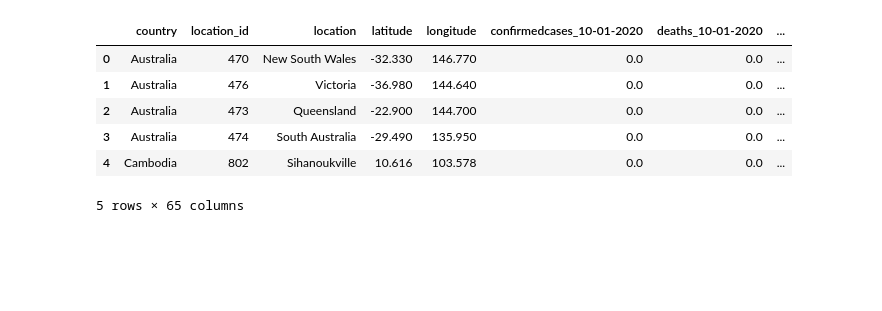
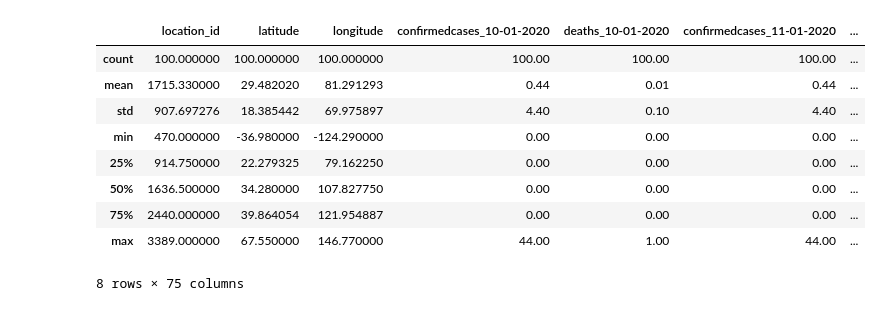
Before and after one commit to surya-pushpa/Coronavirus-Spread-Analysis, a Jupyter notebook: Coronavirus Spreading .ipynb, the cells around one changed output. Cells and saved outputs as stored; diff of their text form; code cells hidden in the pictures; blank space fills up the shorter version.

```diff
--- a/Coronavirus Spreading .ipynb
+++ b/Coronavirus Spreading .ipynb
@@ -6,16 +8,21 @@ import pandas as pd
 url='https://docs.google.com/spreadsheets/d/18X1VM1671d99V_yd-cnUI1j8oSG2ZgfU_q1HfOizErA/export?format=csv&id'
 data=pd.read_csv(url)
 data = data.fillna(0)
-# %%
-data.head()
-# %% [output]
-|  | country | location_id | location | latitude | longitude | confirmedcases_10-01-2020 | deaths_10-01-2020 | ... |
-| 0 | Australia | 470 | New South Wales | -32.330 | 146.770 | 0.0 | 0.0 | ... |
-| 1 | Australia | 476 | Victoria | -36.980 | 144.640 | 0.0 | 0.0 | ... |
-| 2 | Australia | 473 | Queensland | -22.900 | 144.700 | 0.0 | 0.0 | ... |
-| 3 | Australia | 474 | South Australia | -29.490 | 135.950 | 0.0 | 0.0 | ... |
-| 4 | Cambodia | 802 | Sihanoukville | 10.616 | 103.578 | 0.0 | 0.0 | ... |
-5 rows × 65 columns
+# %%
+data.head()
+dataT = data.T
+data.describe()
+# %% [output]
+|  | location_id | latitude | longitude | confirmedcases_10-01-2020 | deaths_10-01-2020 | confirmedcases_11-01-2020 | ... |
+| count | 100.000000 | 100.000000 | 100.000000 | 100.00 | 100.00 | 100.00 | ... |
+| mean | 1715.330000 | 29.482020 | 81.291293 | 0.44 | 0.01 | 0.44 | ... |
+| std | 907.697276 | 18.385442 | 69.975897 | 4.40 | 0.10 | 4.40 | ... |
+| min | 470.000000 | -36.980000 | -124.290000 | 0.00 | 0.00 | 0.00 | ... |
+| 25% | 914.750000 | 22.279325 | 79.162250 | 0.00 | 0.00 | 0.00 | ... |
+| 50% | 1636.500000 | 34.280000 | 107.827750 | 0.00 | 0.00 | 0.00 | ... |
+| 75% | 2440.000000 | 39.864054 | 121.954887 | 0.00 | 0.00 | 0.00 | ... |
+| max | 3389.000000 | 67.550000 | 146.770000 | 44.00 | 1.00 | 44.00 | ... |
+8 rows × 75 columns
 # %%
 #SOME VARIABLES INITIATIONS
 fig=plot_graph.Figure()
```
Also changed, not shown: parts of 2 cells of this notebook, 1 other file.
